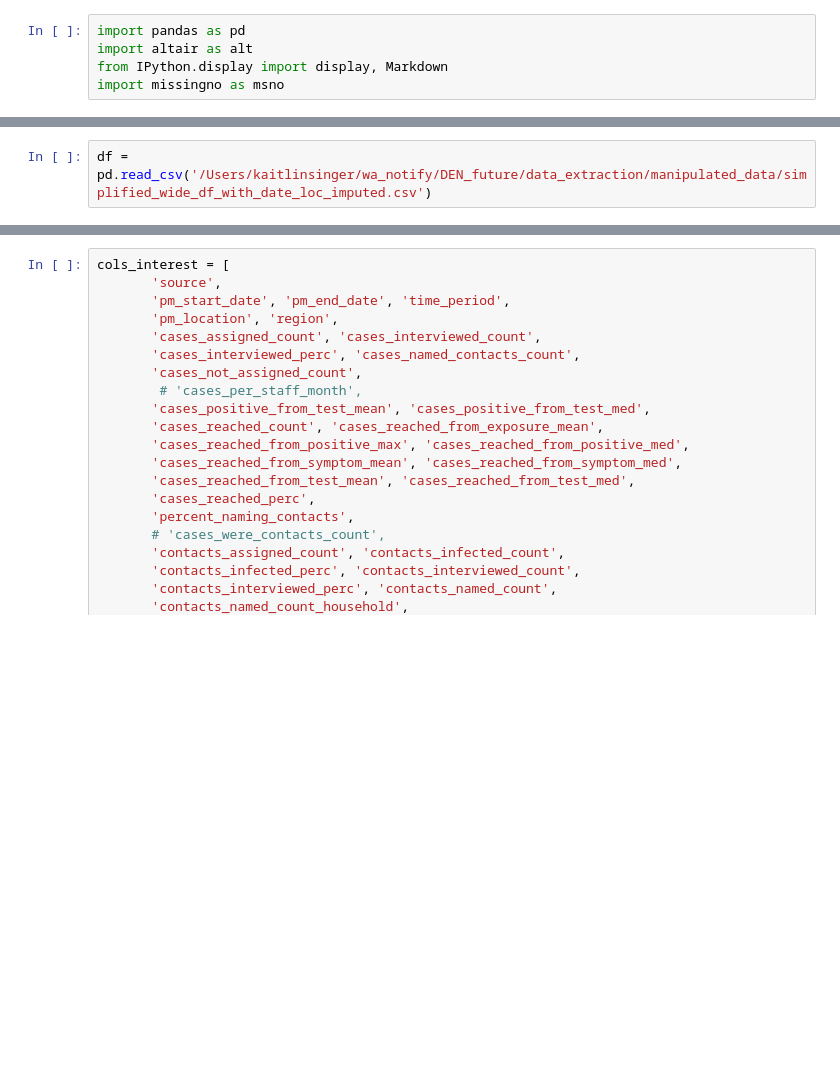
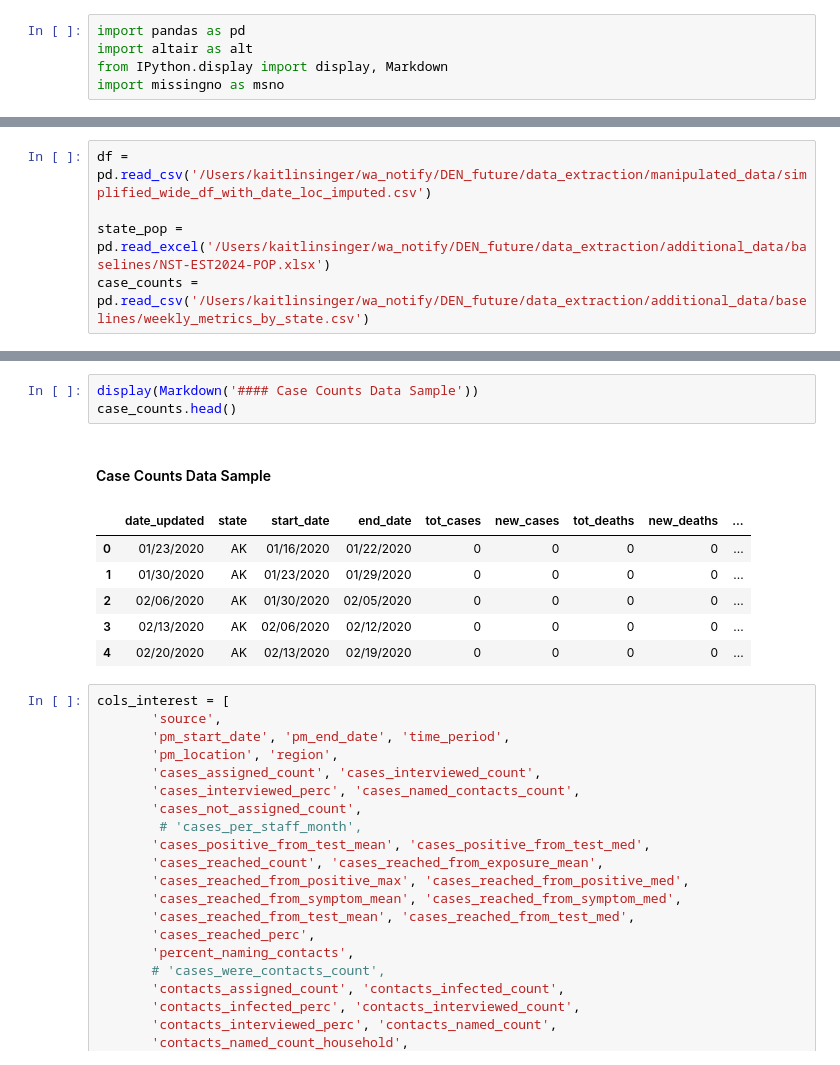
Before and after one commit to adam-s-elder/DEN_future, a Jupyter notebook: reporting/data_analysis.ipynb, the cells around one changed output, grey strips where cells are left out. Saved outputs shown, nothing was run; the diff lists cells and outputs as text; blank space fills up the shorter version.

```diff
--- a/reporting/data_analysis.ipynb
+++ b/reporting/data_analysis.ipynb
@@ -6,2 +11,5 @@ import missingno as msno
 # %%
 df = pd.read_csv('/Users/kaitlinsinger/wa_notify/DEN_future/data_extraction/manipulated_data/simplified_wide_df_with_date_loc_imputed.csv')
+
+state_pop = pd.read_excel('/Users/kaitlinsinger/wa_notify/DEN_future/data_extraction/additional_data/baselines/NST-EST2024-POP.xlsx')
+case_counts = pd.read_csv('/Users/kaitlinsinger/wa_notify/DEN_future/data_extraction/additional_data/baselines/weekly_metrics_by_state.csv')
@@ -38,3 +45,14 @@ Index(['Unnamed: 0', 'Unnamed: 0.1', 'source', 'pm_start_date', 'pm_end_date',
+# %%
+display(Markdown('#### Case Counts Data Sample'))
+case_counts.head()
+# %% [output]
+#### Case Counts Data Sample
+|  | date_updated | state | start_date | end_date | tot_cases | new_cases | tot_deaths | new_deaths | ... |
+| 0 | 01/23/2020 | AK | 01/16/2020 | 01/22/2020 | 0 | 0 | 0 | 0 | ... |
+| 1 | 01/30/2020 | AK | 01/23/2020 | 01/29/2020 | 0 | 0 | 0 | 0 | ... |
+| 2 | 02/06/2020 | AK | 01/30/2020 | 02/05/2020 | 0 | 0 | 0 | 0 | ... |
+| 3 | 02/13/2020 | AK | 02/06/2020 | 02/12/2020 | 0 | 0 | 0 | 0 | ... |
+| 4 | 02/20/2020 | AK | 02/13/2020 | 02/19/2020 | 0 | 0 | 0 | 0 | ... |
 # %%
 cols_interest = [
        'source',
```
Also changed, not shown: parts of 23 cells of this notebook, 6 other files.
